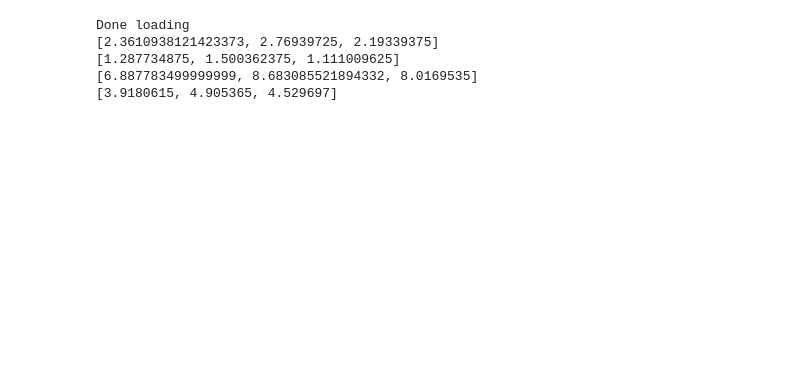
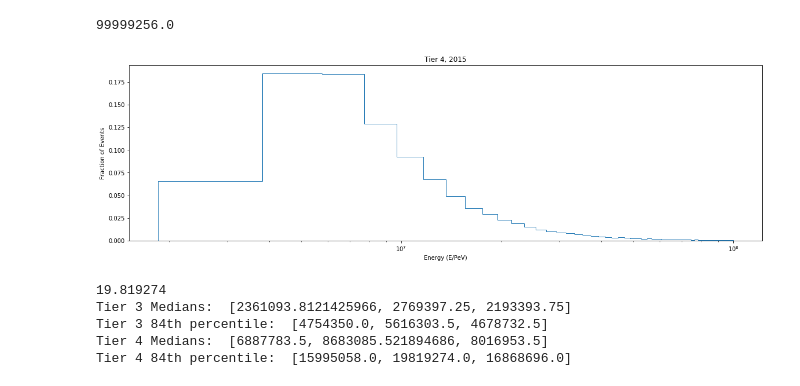
Before and after one commit to LUC-IceTop/cra_icetop_loyola, a Jupyter notebook: 03_sim_study/compare_medians.ipynb, the cells around one changed output. Saved outputs shown, nothing was run; the diff lists cells and outputs as text; code cells hidden in the pictures; blank space fills up the shorter version.

```diff
--- a/03_sim_study/compare_medians.ipynb
+++ b/03_sim_study/compare_medians.ipynb
@@ -51,0 +63,22 @@ for year, DIRECT in zip(years, DIRECTS):
+# %%
+print(np.max(mc_en_t4_2015))
+# %% [output]
+99999256.0
+# %%
+histograms = plt.figure(figsize=(16, 5), constrained_layout=True)
+hist_array = histograms.subplots(1, 1, squeeze=False)
+
+hist_array[0,0].set_title('Tier 4, 2015')
+hist_array[0,0].semilogx()
+hist_array[0,0].set_ylabel('Fraction of Events')
+hist_array[0,0].set_xlabel('Energy (E/PeV)')
+
+bins = 10**(np.arange(-1,2,.1))
+scale = 1
+
+hist_t3, bin_edges_t3 = np.histogram(mc_en_t4_2015 * scale, bins=50, weights=mc_w_t4_2015 / sum(mc_w_t4_2015))
+bin_centers_t3 = (bin_edges_t3[:-1] + bin_edges_t3[1:]) / 2
+hist_array[0,0].hist(mc_en_t4_2015*scale, bin_edges_t3, weights=mc_w_t4_2015/sum(mc_w_t4_2015), histtype="step", linestyle="solid")
+plt.show()
+# %% [output]
+[figure, added]
@@ -52,18 +120,4 @@ for year, DIRECT in zip(years, DIRECTS):
 # %%
-mc_en_t3_2012 = np.load(f'/data/user/ahayes/mc_en_t3_2012.npy')
-mc_en_t4_2012 = np.load(f'/data/user/ahayes/mc_en_t4_2012.npy')
-mc_en_t3_2015 = np.load(f'/data/user/ahayes/mc_en_t3_2015.npy')
-mc_en_t4_2015 = np.load(f'/data/user/ahayes/mc_en_t4_2015.npy')
-mc_en_t3_2018 = np.load(f'/data/user/ahayes/mc_en_t3_2018.npy')
-mc_en_t4_2018 = np.load(f'/data/user/ahayes/mc_en_t4_2018.npy')
-mc_w_t3_2012 = np.load(f'/data/user/ahayes/mc_w_t3_2012.npy')
-mc_w_t4_2012 = np.load(f'/data/user/ahayes/mc_w_t4_2012.npy')
-mc_w_t3_2015 = np.load(f'/data/user/ahayes/mc_w_t3_2015.npy')
-mc_w_t4_2015 = np.load(f'/data/user/ahayes/mc_w_t4_2015.npy')
-mc_w_t3_2018 = np.load(f'/data/user/ahayes/mc_w_t3_2018.npy')
-mc_w_t4_2018 = np.load(f'/data/user/ahayes/mc_w_t4_2018.npy')
-print("Done loading")
-
 mc_en_all = [mc_en_t3_2012, mc_en_t4_2012, mc_en_t3_2015, mc_en_t4_2015, mc_en_t3_2018, mc_en_t4_2018]
 mc_w_all = [mc_w_t3_2012, mc_w_t4_2012, mc_w_t3_2015, mc_w_t4_2015, mc_w_t3_2018, mc_w_t4_2018]
 median_list_t3 = []
@@ -72,29 +126,32 @@ percentile_84_t3 = []
 median_list_t4 = []
 percentile_16_t4 = []
 percentile_84_t4 = []
+quantiles = [.16, .5, .84]
+
+print(weighted_quantile(mc_en_t4_2015, .84, sample_weight=mc_w_t4_2015)*(10**-6))
 
 for arra in [[mc_en_t3_2012, mc_w_t3_2012], [mc_en_t3_2015, mc_w_t3_2015], [mc_en_t3_2018, mc_w_t3_2018]]:
-    median, percentile_16, percentile_84 = getMedian(arra)
+    percentile_16, median, percentile_84 = weighted_quantile(arra[0], quantiles, sample_weight=arra[1])
     median_list_t3.append(median)
     percentile_16_t3.append(percentile_16)
     percentile_84_t3.append(percentile_84)
 
 for arra in [[mc_en_t4_2012, mc_w_t4_2012], [mc_en_t4_2015, mc_w_t4_2015], [mc_en_t4_2018, mc_w_t4_2018]]:
-    median, percentile_16, percentile_84 = getMedian(arra)
+    percentile_16, median, percentile_84 = weighted_quantile(arra[0], quantiles, sample_weight=arra[1])
     median_list_t4.append(median)
     percentile_16_t4.append(percentile_16)
     percentile_84_t4.append(percentile_84)
 
-print(median_list_t3)
-print(percentile_16_t3)
-print(median_list_t4)
-print(percentile_16_t4)
+print("Tier 3 Medians: ", median_list_t3)
+print("Tier 3 84th percentile: ", percentile_84_t3)
+print("Tier 4 Medians: ", median_list_t4)
+print("Tier 4 84th percentile: ", percentile_84_t4)
 # %% [output]
-Done loading
-[2.3610938121423373, 2.76939725, 2.19339375]
-[1.287734875, 1.500362375, 1.111009625]
-[6.887783499999999, 8.683085521894332, 8.0169535]
-[3.9180615, 4.905365, 4.529697]
+19.819274
+Tier 3 Medians:  [2361093.8121425966, 2769397.25, 2193393.75]
+Tier 3 84th percentile:  [4754350.0, 5616303.5, 4678732.5]
+Tier 4 Medians:  [6887783.5, 8683085.521894686, 8016953.5]
+Tier 4 84th percentile:  [15995058.0, 19819274.0, 16868696.0]
 # %%
 data = {
     'year': [2012, 2012, 2015, 2015, 2018, 2018],
```
Also changed, not shown: parts of 5 cells of this notebook.
